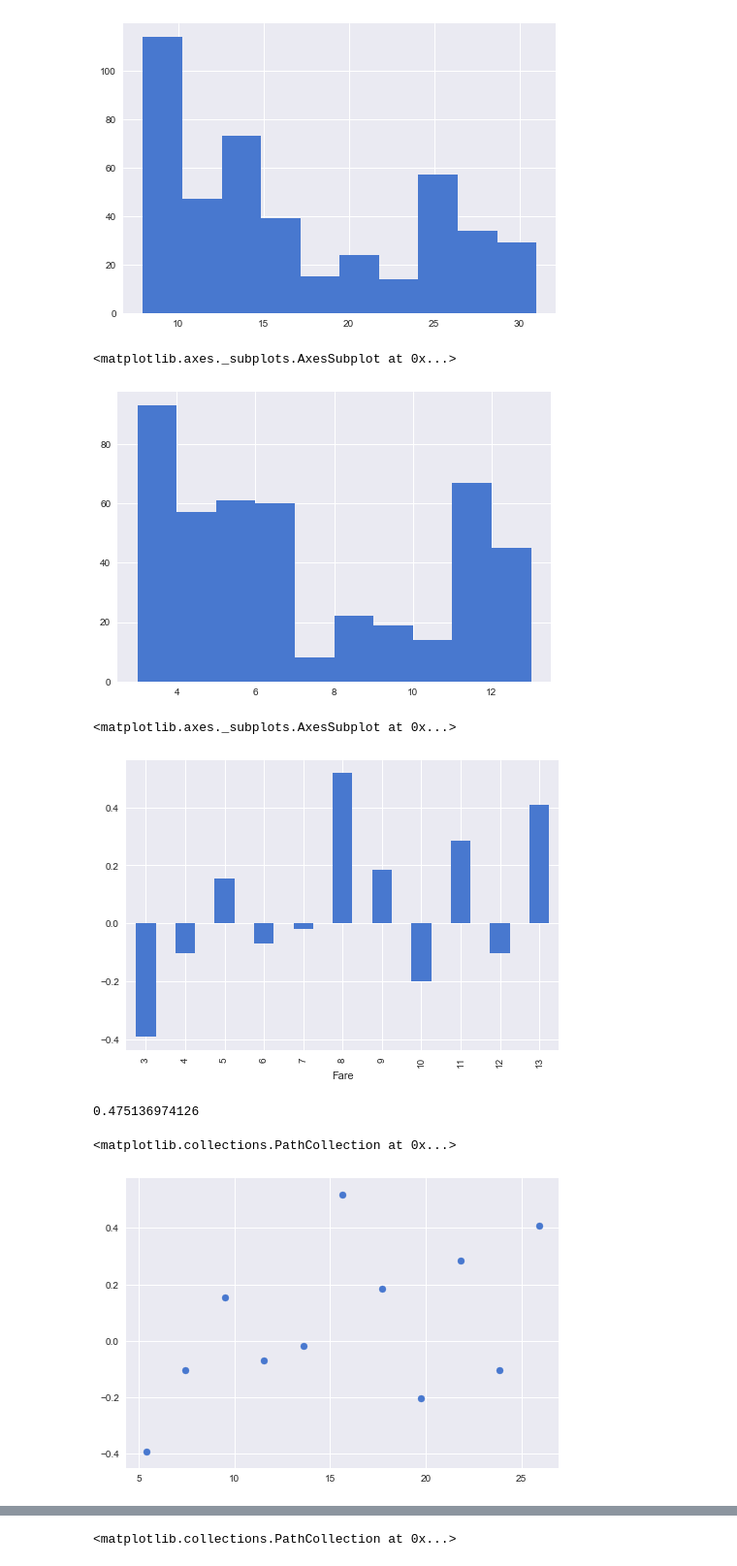
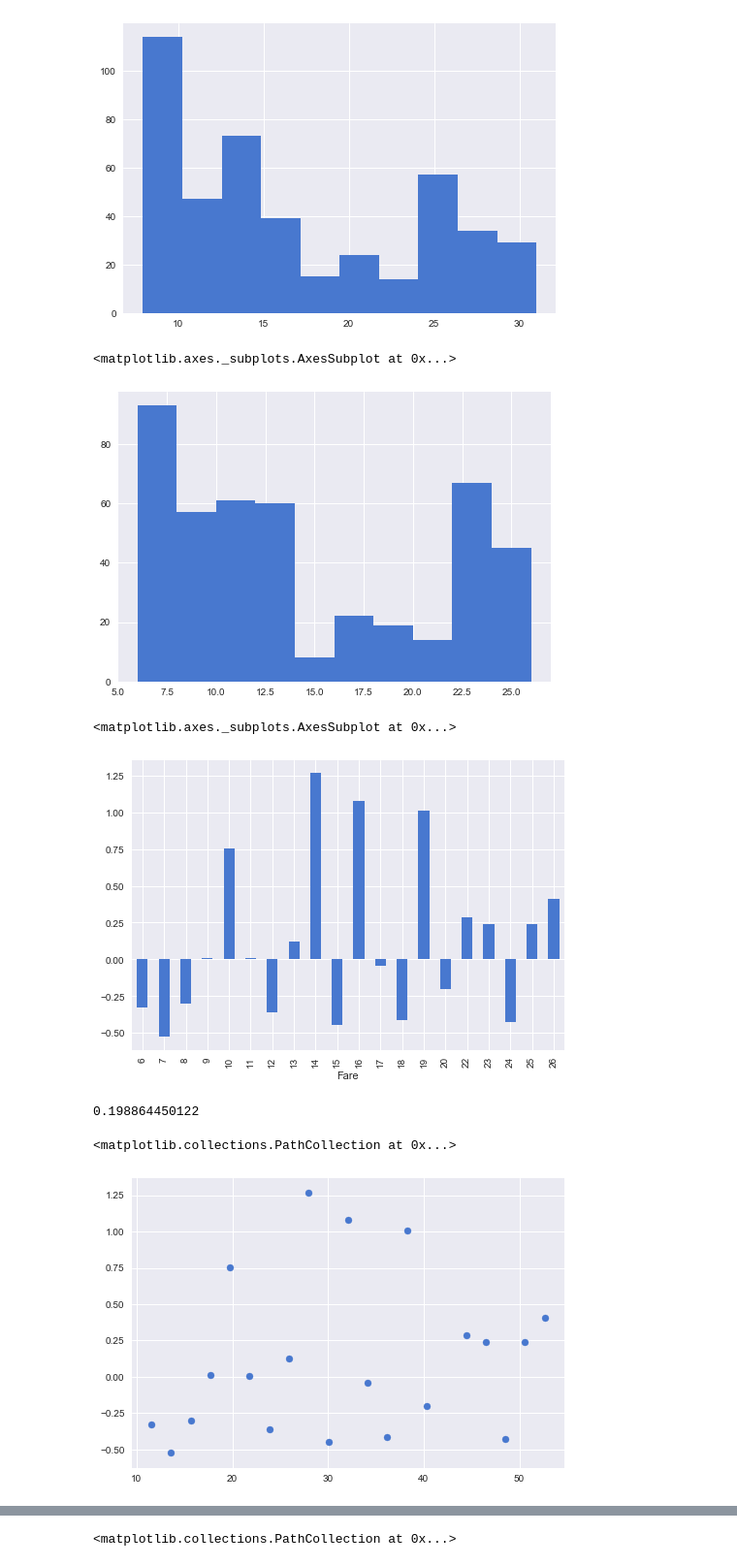
Before and after one commit to kylemeenehan/titanic-data, a Jupyter notebook: Titanic Project.ipynb, the cells around one changed output, grey strips where cells are left out. Shown: that part at 97% size. Drawn from its saved outputs; the diff is of its cells as text; code cells hidden in the pictures.

```diff
--- a/Titanic Project.ipynb
+++ b/Titanic Project.ipynb
@@ -262,7 +262,7 @@ titanic_fare_no_outliers['Fare'].hist(bins=10)
 <matplotlib.axes._subplots.AxesSubplot at 0x...>
 [figure]
 # %%
-fare_num_bins = 10
+fare_num_bins = 20
 fare_bin_size = (titanic_fare_75 - titanic_fare_25) / fare_num_bins
 
 def reduce_fares(fare):
@@ -274,22 +274,21 @@ titanic_fare_binned['Fare'] = titanic_fare_binned['Fare'].apply(reduce_fares)
 titanic_fare_binned['Fare'].hist()
 # %% [output]
 <matplotlib.axes._subplots.AxesSubplot at 0x...>
-[figure, old version]
+[figure, new version]
 # %%
 titanic_fare_binned_grouped = titanic_fare_binned.groupby('Fare')
 titanic_fare_binned_standardized = titanic_fare_binned_grouped['Survived'].mean().apply(standardize_mean)
 titanic_fare_binned_standardized.plot.bar()
 # %% [output]
 <matplotlib.axes._subplots.AxesSubplot at 0x...>
-[figure, old version]
+[figure, new version]
 # %%
 titanic_fare_scatter_grouped = titanic_fare_binned.groupby('Fare', as_index = False)
-titanic_fare_scatter_grouped
 
 titanic_fare_scatter_standardized = titanic_fare_scatter_grouped['Survived'].mean().apply(standardize_mean)
 print titanic_fare_scatter_standardized.corr(method='pearson').loc['Fare','Survived']
 plt.scatter(titanic_fare_scatter_standardized['Fare'], titanic_fare_scatter_standardized['Survived'])
 # %% [output]
-0.475136974126
+0.198864450122
 <matplotlib.collections.PathCollection at 0x...>
-[figure, old version]
+[figure, new version]
```
Also changed, not shown: parts of 11 cells of this notebook.
